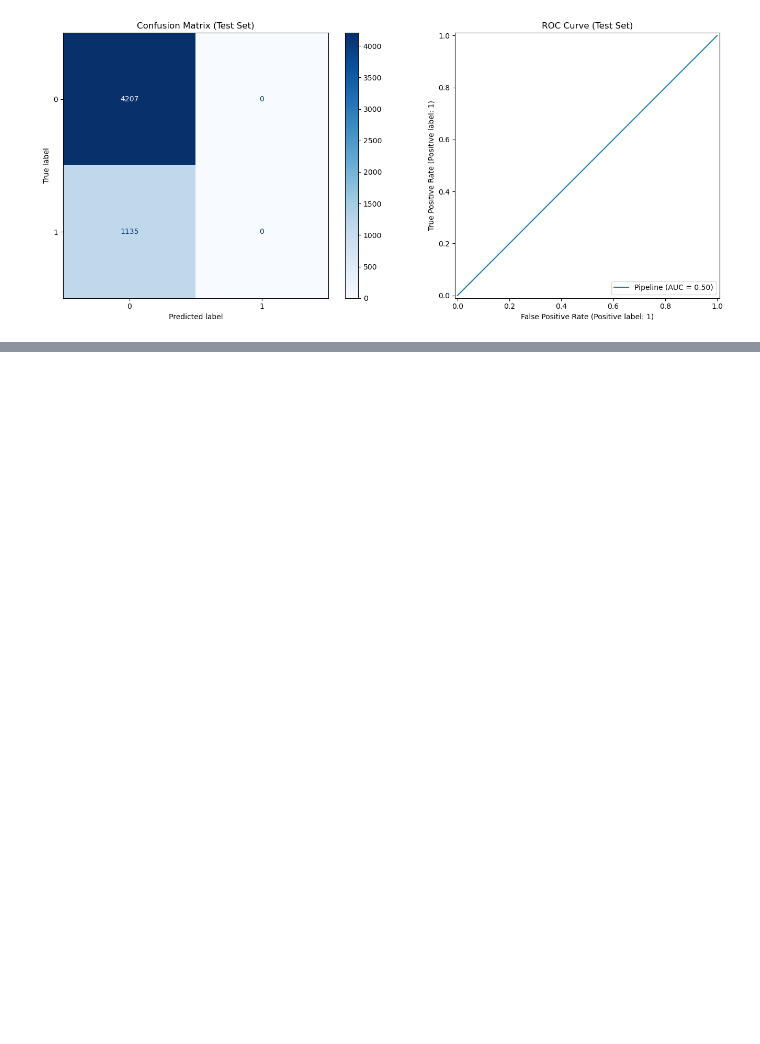
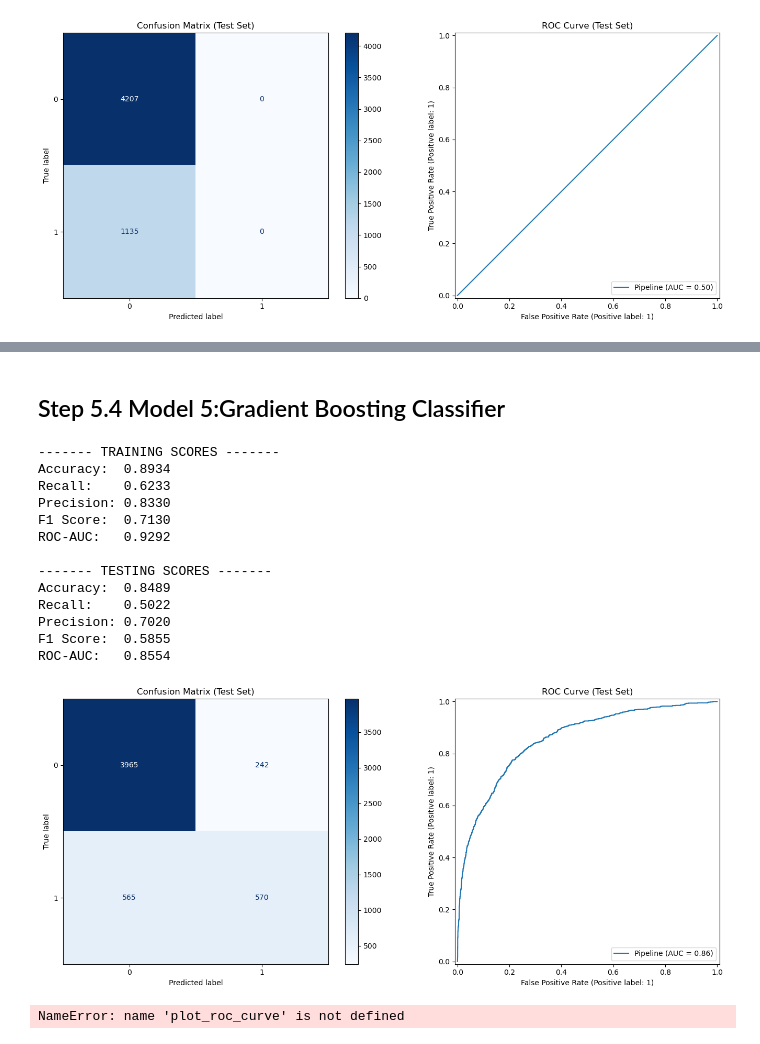
Before and after one commit to jaime8793/Phase_3_Project_DSA, a Jupyter notebook: H1N1_Vaccines.ipynb, the cells around one changed output, grey strips where cells are left out. Cells and saved outputs as stored; diff of their text form; code cells hidden in the pictures; blank space fills up the shorter version.

```diff
--- a/H1N1_Vaccines.ipynb
+++ b/H1N1_Vaccines.ipynb
@@ -517,0 +686,35 @@ ROC-AUC:   0.5000
+# %% [markdown]
+## Step 5.4 Model 5:Gradient Boosting Classifier
+# %%
+# The gradient boosting classifier is configured to pass through the pipeline
+gbc = Pipeline(steps=[
+    ('preprocessor', preprocessor),
+    ('classifier', GradientBoostingClassifier(learning_rate= 0.1, max_depth= 5, n_estimators= 200,
+        random_state=42))
+])
+
+
+# The gradient boosting model is fitted to the training data
+gbc.fit(X_train, y_train)
+
+# Gradient Boosting model is evaluated for various metrics
+evaluate(gbc, X_train, X_test, y_train, y_test)
+# %% [output]
+------- TRAINING SCORES -------
+Accuracy:  0.8934
+Recall:    0.6233
+Precision: 0.8330
+F1 Score:  0.7130
+ROC-AUC:   0.9292
+
+------- TESTING SCORES -------
+Accuracy:  0.8489
+Recall:    0.5022
+Precision: 0.7020
+F1 Score:  0.5855
+ROC-AUC:   0.8554
+[figure, added]
+# %%
+plot_roc_curve(xgb, X_test, y_test, name='XGBoost Classifier');
+# %% [output]
+NameError: name 'plot_roc_curve' is not defined
```
Also changed, not shown: parts of 21 cells of this notebook.
